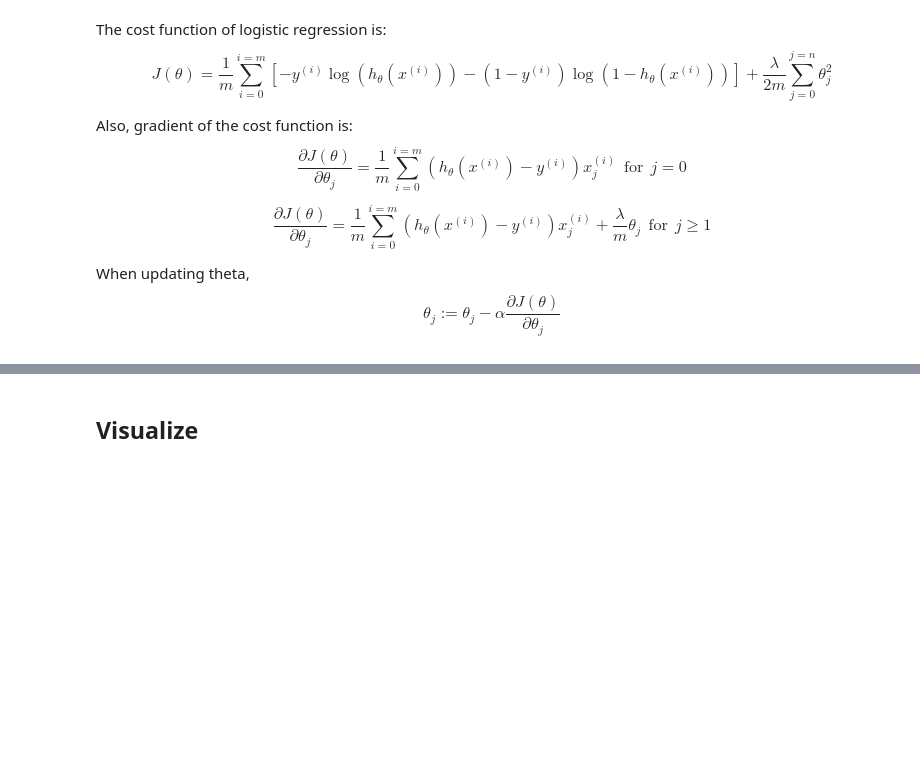
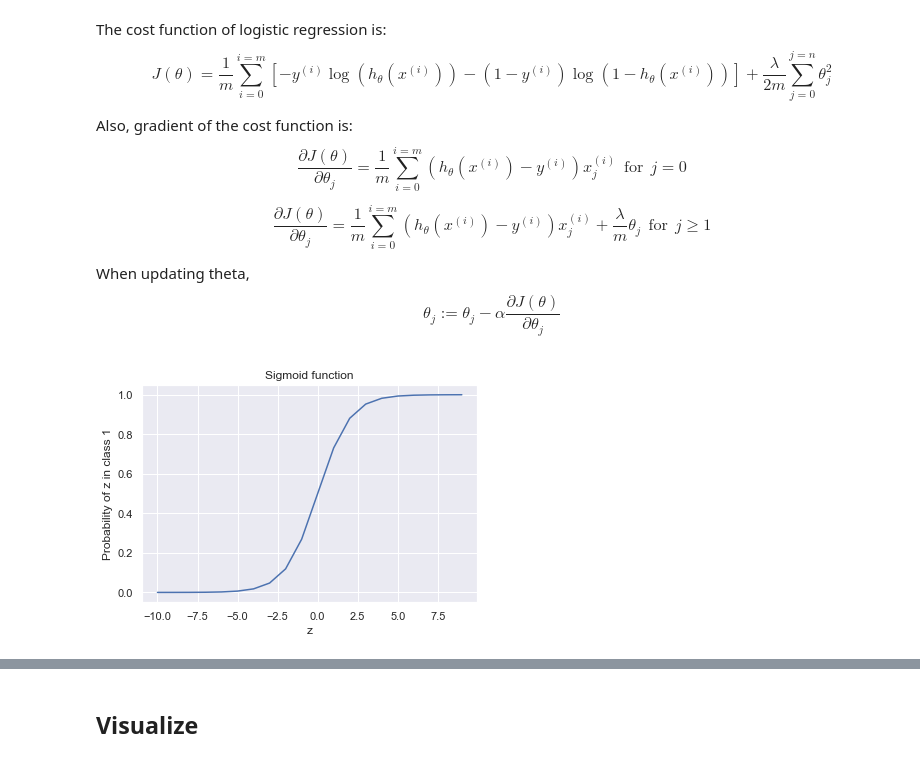
Before and after one commit to mkang32/machine-learning-basics, a Jupyter notebook: logistic_regression/logistic_regression_with_regularization.ipynb, the cells around one changed output, grey strips where cells are left out. Saved outputs shown, nothing was run; the diff lists cells and outputs as text; code cells hidden in the pictures; blank space fills up the shorter version.

```diff
--- a/logistic_regression/logistic_regression_with_regularization.ipynb
+++ b/logistic_regression/logistic_regression_with_regularization.ipynb
@@ -91,6 +91,19 @@ $$ \frac{\partial J(\theta)}{\partial \theta_j} = \frac{1}{m}\sum_{i=0}^{i=m}{(h
 
 When updating theta,
 $$\theta_j := \theta_j - \alpha \frac{\partial J(\theta)}{\partial \theta_j}$$
+# %%
+def sigmoid(x):
+    return 1/(1+np.exp(-x))
+
+xx = np.arange(-10, 10)
+yy = sigmoid(xx)
+plt.plot(xx, yy)
+plt.title("Sigmoid function")
+plt.xlabel("z")
+plt.ylabel("Probability of z in class 1")
+plt.show()
+# %% [output]
+[figure, added]
 # %%
 def sigmoid(x):
     return 1/(1+np.exp(-x))
```
Also changed, not shown: parts of 22 cells of this notebook.
